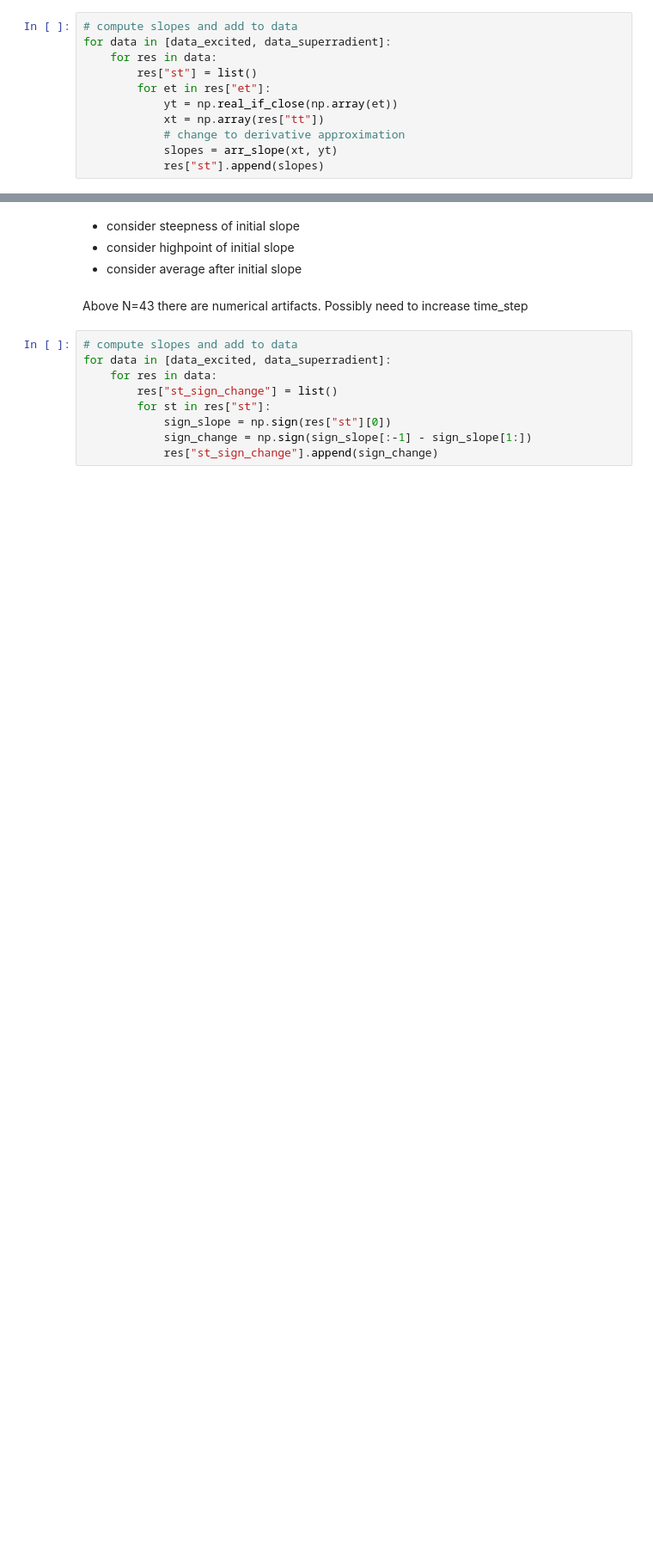
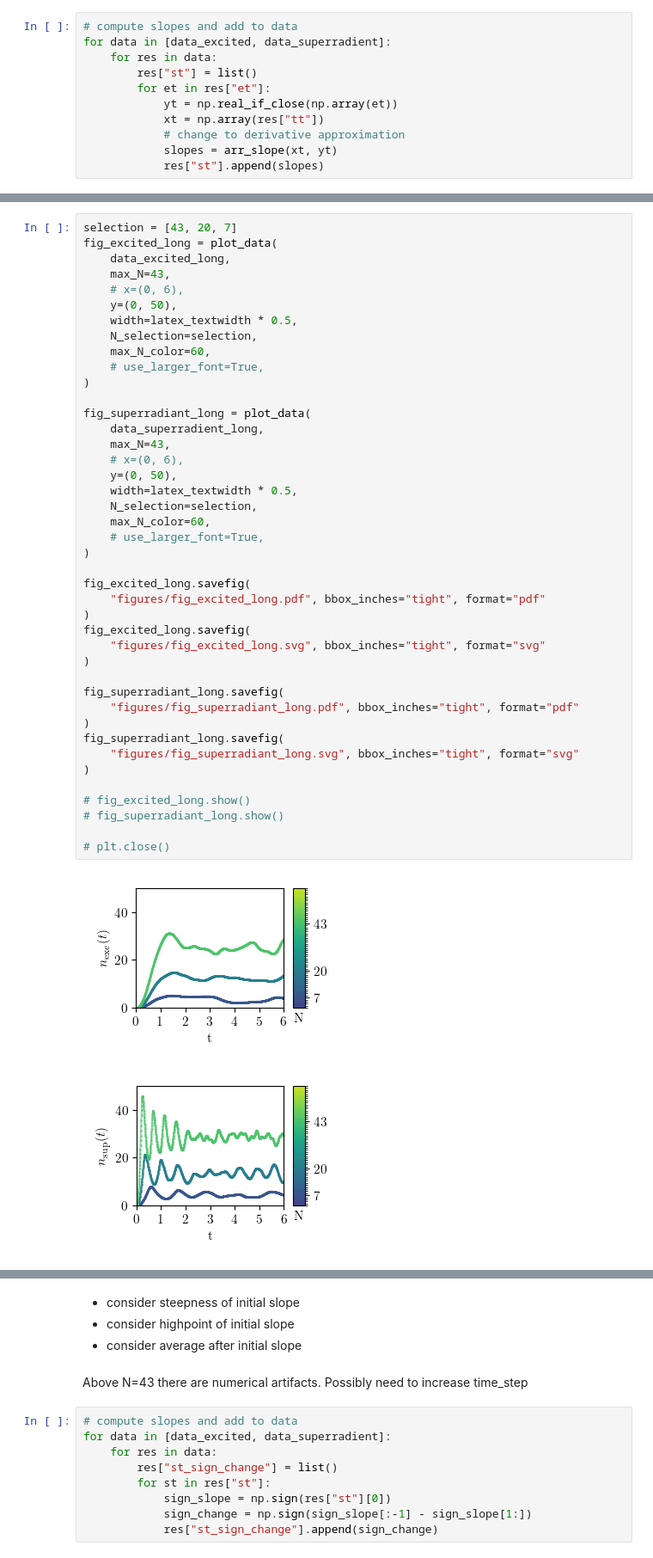
Before and after one commit to LeonhardRichter/CP2_hamiltonian_diagonalization, a Jupyter notebook: analysis_of_photon_count.ipynb, the cells around one changed output, grey strips where cells are left out. Shown at 86% size. Saved outputs shown, nothing was run; the diff lists cells and outputs as text; blank space fills up the shorter version.

```diff
--- a/analysis_of_photon_count.ipynb
+++ b/analysis_of_photon_count.ipynb
@@ -289,3 +304,48 @@ plt.close()
+# %%
+selection = [43, 20, 7]
+fig_excited_long = plot_data(
+    data_excited_long,
+    max_N=43,
+    # x=(0, 6),
+    y=(0, 50),
+    width=latex_textwidth * 0.5,
+    N_selection=selection,
+    max_N_color=60,
+    # use_larger_font=True,
+)
+
+fig_superradiant_long = plot_data(
+    data_superradient_long,
+    max_N=43,
+    # x=(0, 6),
+    y=(0, 50),
+    width=latex_textwidth * 0.5,
+    N_selection=selection,
+    max_N_color=60,
+    # use_larger_font=True,
+)
+
+fig_excited_long.savefig(
+    "figures/fig_excited_long.pdf", bbox_inches="tight", format="pdf"
+)
+fig_excited_long.savefig(
+    "figures/fig_excited_long.svg", bbox_inches="tight", format="svg"
+)
+
+fig_superradiant_long.savefig(
+    "figures/fig_superradiant_long.pdf", bbox_inches="tight", format="pdf"
+)
+fig_superradiant_long.savefig(
+    "figures/fig_superradiant_long.svg", bbox_inches="tight", format="svg"
+)
+
+# fig_excited_long.show()
+# fig_superradiant_long.show()
+
+# plt.close()
+# %% [output]
+[figure, added]
+[figure, added]
 # %%
 fig_excited = plot_data(
     data_excited,
```
Also changed, not shown: parts of 13 cells of this notebook, 21 other files.
